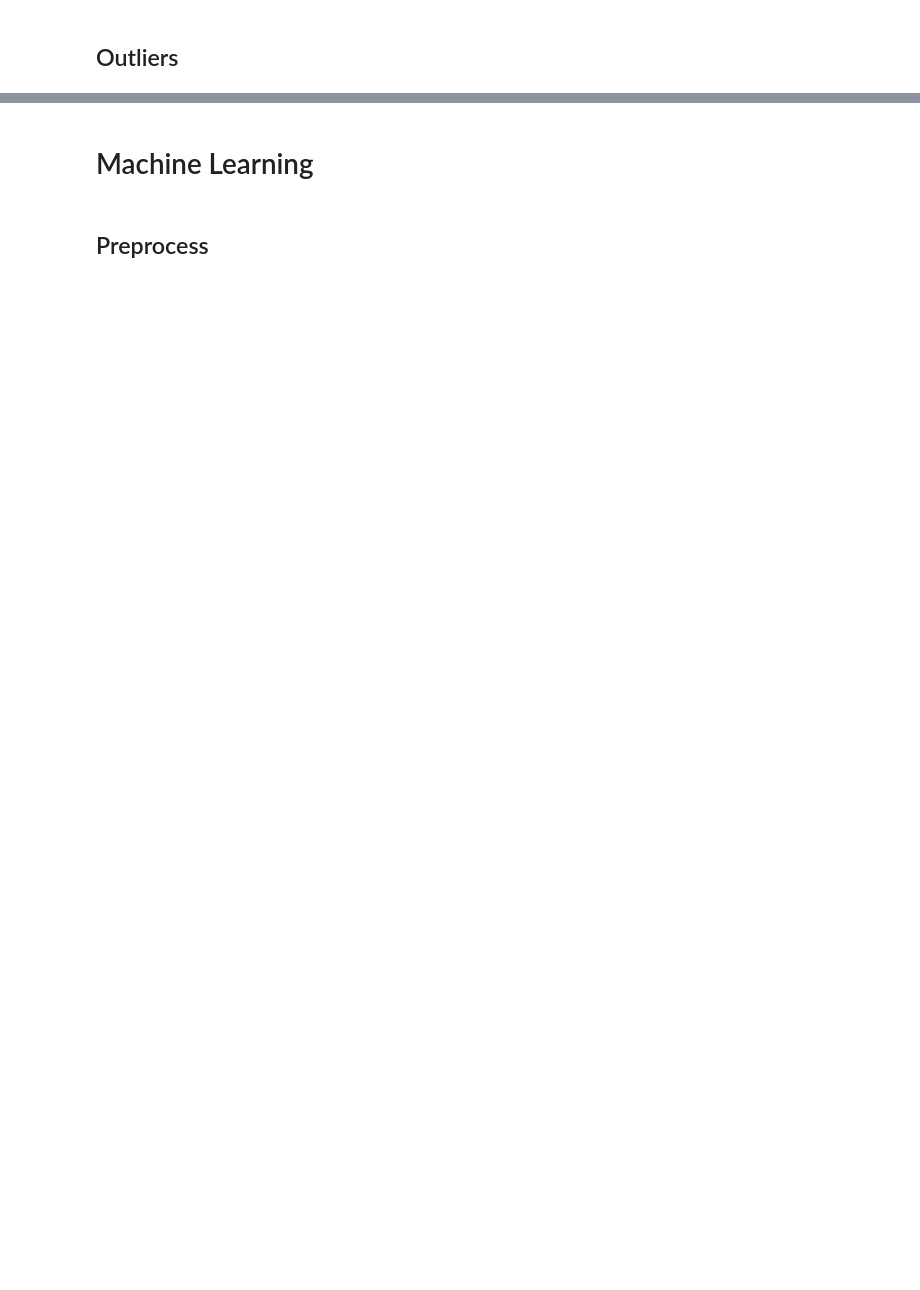
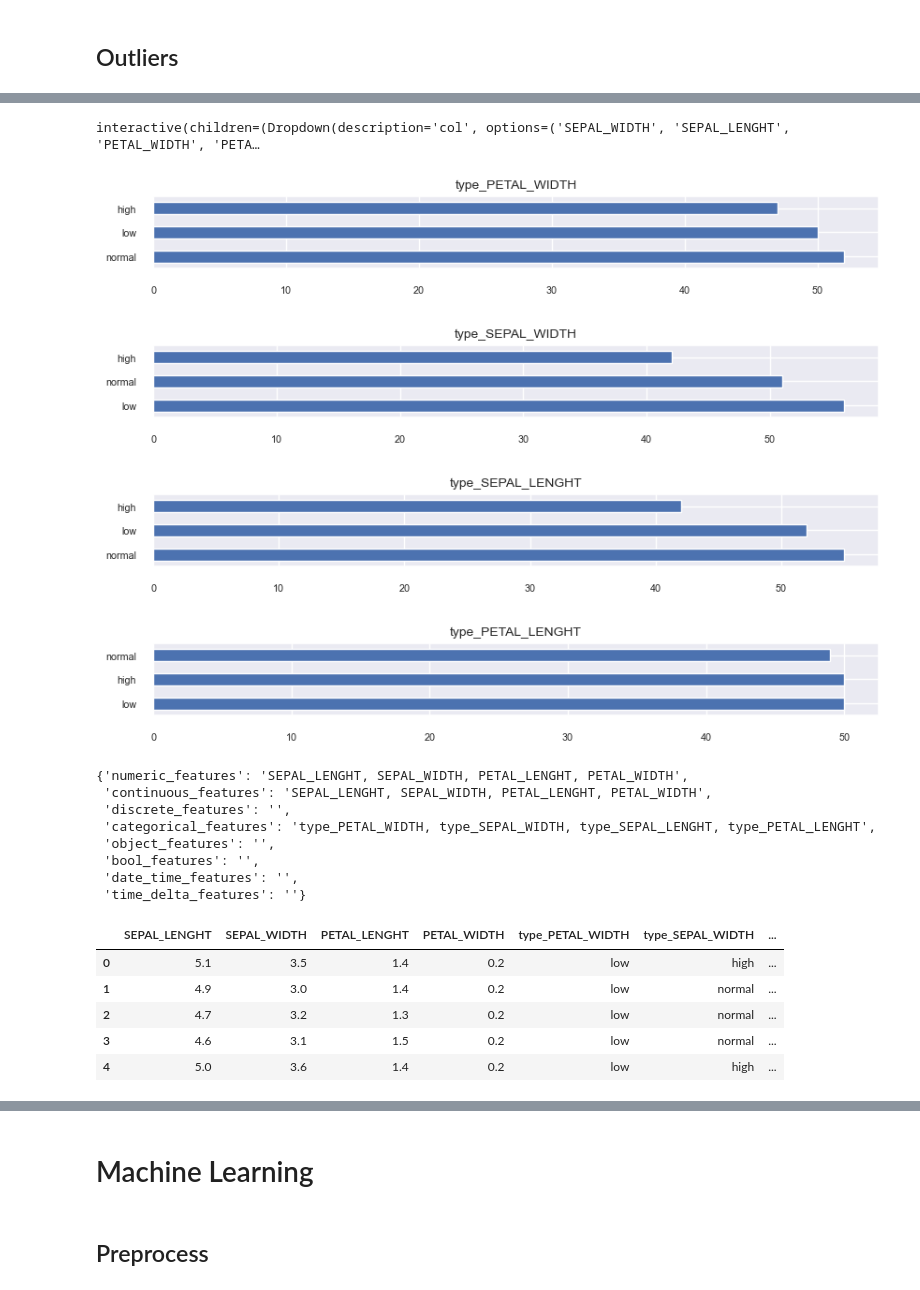
Before and after one commit to kike1985/Machine-Learning, a Jupyter notebook: 0301_Clustering_Iris.ipynb, the cells around one changed output, grey strips where cells are left out. Cells and saved outputs as stored; diff of their text form; code cells hidden in the pictures; blank space fills up the shorter version.

```diff
--- a/0301_Clustering_Iris.ipynb
+++ b/0301_Clustering_Iris.ipynb
@@ -725,0 +831,10 @@ build_outliers_resume(df, min_zcores=3)
+# %%
+ops = {'SEPAL_LENGHT': df['SEPAL_LENGHT'].median(),
+       'SEPAL_WIDTH': df['SEPAL_WIDTH'].median(),
+       'PETAL_LENGHT': df['PETAL_LENGHT'].median(),
+       'PETAL_WIDTH': df['PETAL_WIDTH'].median()}
+
+for k in ops:
+    df[k].fillna(value=ops[k], inplace=True)
+
+build_imputers_resume()
@@ -725,0 +909,64 @@ build_outliers_resume(df, min_zcores=3)
+# %%
+@interact(col=set(numeric_features) - {''})
+def my_boxplot(col):
+
+    plt.rcParams['figure.figsize'] = (8, 2)
+
+    chart = sns.boxplot(data=df, x=col)
+    plt.title('Box Plot', fontsize=12)
+
+    plt.show()
+# %% [output]
+interactive(children=(Dropdown(description='col', options=('SEPAL_WIDTH', 'SEPAL_LENGHT', 'PETAL_WIDTH', 'PETA…
+# %%
+# Si no existe una clasificación brindada por el negocio, se realiza una agrupación natural (qcut-cut).
+# Ejemplo:
+#  Edad: [0-7): niño, [8-18): adolescente, [70-120]: 3ra edad
+
+
+types_2 = ['low', 'high']
+types_3 = ['low', 'normal', 'high']
+types_5 = ['very low', 'low', 'moderate', 'high', 'very high']
+
+pref = 'type_'  # Para optimizar los gráficos que de generarán a continuación.
+
+# Columns created are added to delete later.
+type_columns = [
+    (f'{pref}PETAL_WIDTH', 'PETAL_WIDTH', types_3),
+    (f'{pref}SEPAL_WIDTH', 'SEPAL_WIDTH', types_3),
+    (f'{pref}SEPAL_LENGHT', 'SEPAL_LENGHT', types_3),
+    (f'{pref}PETAL_LENGHT', 'PETAL_LENGHT', types_3)]
+
+for col in type_columns:
+    plt.rcParams['figure.figsize'] = (10, len(col[2])/3)
+
+    df[col[0]] = pd.qcut(x=df[col[1]], q=len(col[2]), labels=col[2])
+#     df[col[0]] = pd.cut(x=df[col[1]], bins=len(col[2]), labels=col[2])
+
+    df[col[0]].value_counts().plot(kind='barh')
+    plt.title(col[0], fontsize=10)
+    plt.show()
+
+numeric_features, continuous_features, discrete_features, categorical_features, object_features, \
+    bool_features, date_time_features, time_delta_features = update_datatypes_columns()
+
+df.head()
+# %% [output]
+[figure, added]
+[figure, added]
+[figure, added]
+[figure, added]
+{'numeric_features': 'SEPAL_LENGHT, SEPAL_WIDTH, PETAL_LENGHT, PETAL_WIDTH',
+ 'continuous_features': 'SEPAL_LENGHT, SEPAL_WIDTH, PETAL_LENGHT, PETAL_WIDTH',
+ 'discrete_features': '',
+ 'categorical_features': 'type_PETAL_WIDTH, type_SEPAL_WIDTH, type_SEPAL_LENGHT, type_PETAL_LENGHT',
+ 'object_features': '',
+ 'bool_features': '',
+ 'date_time_features': '',
+ 'time_delta_features': ''}
+|  | SEPAL_LENGHT | SEPAL_WIDTH | PETAL_LENGHT | PETAL_WIDTH | type_PETAL_WIDTH | type_SEPAL_WIDTH | ... |
+| 0 | 5.1 | 3.5 | 1.4 | 0.2 | low | high | ... |
+| 1 | 4.9 | 3.0 | 1.4 | 0.2 | low | normal | ... |
+| 2 | 4.7 | 3.2 | 1.3 | 0.2 | low | normal | ... |
+| 3 | 4.6 | 3.1 | 1.5 | 0.2 | low | normal | ... |
+| 4 | 5.0 | 3.6 | 1.4 | 0.2 | low | high | ... |
```
Also changed, not shown: parts of 146 cells of this notebook.
